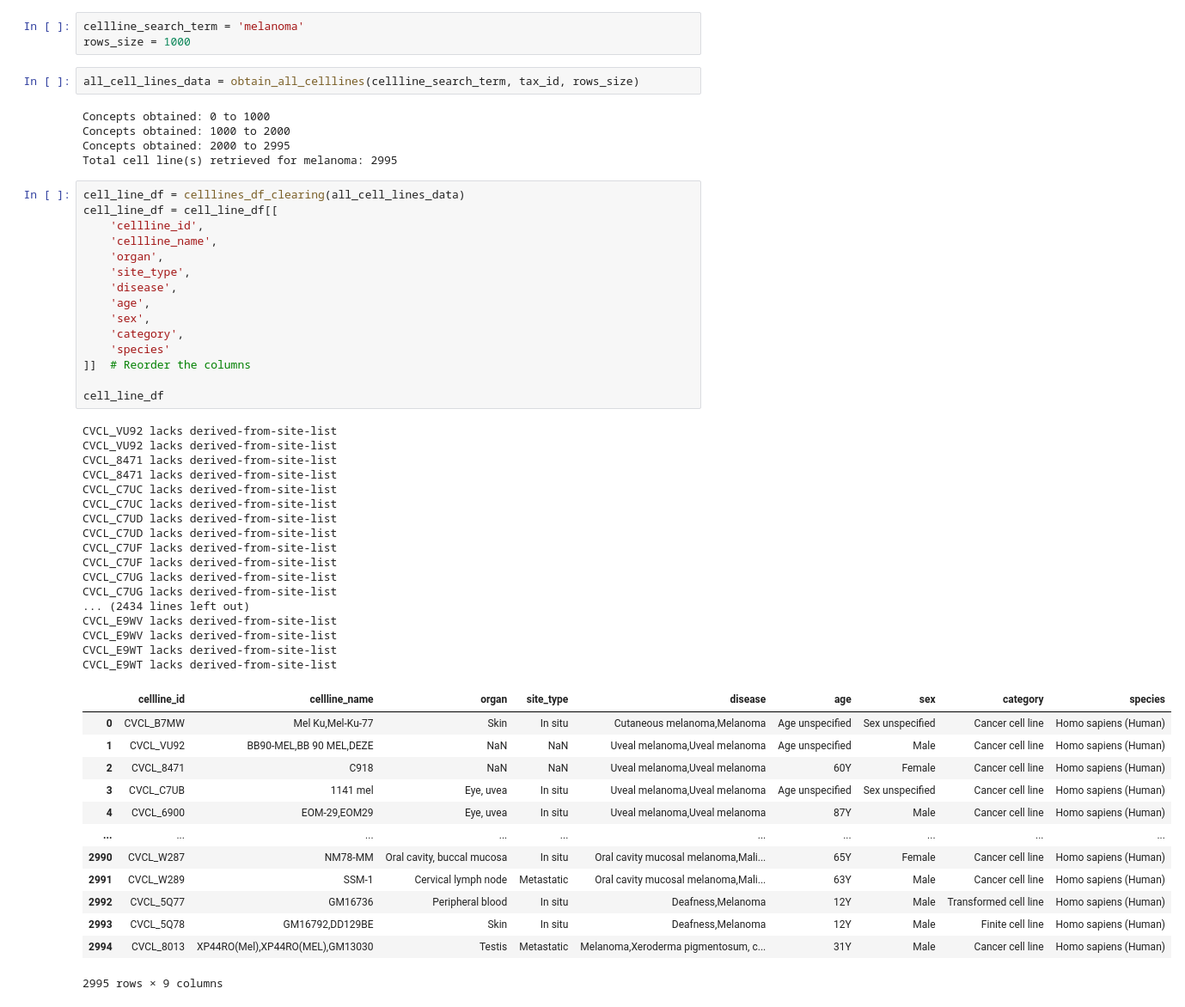
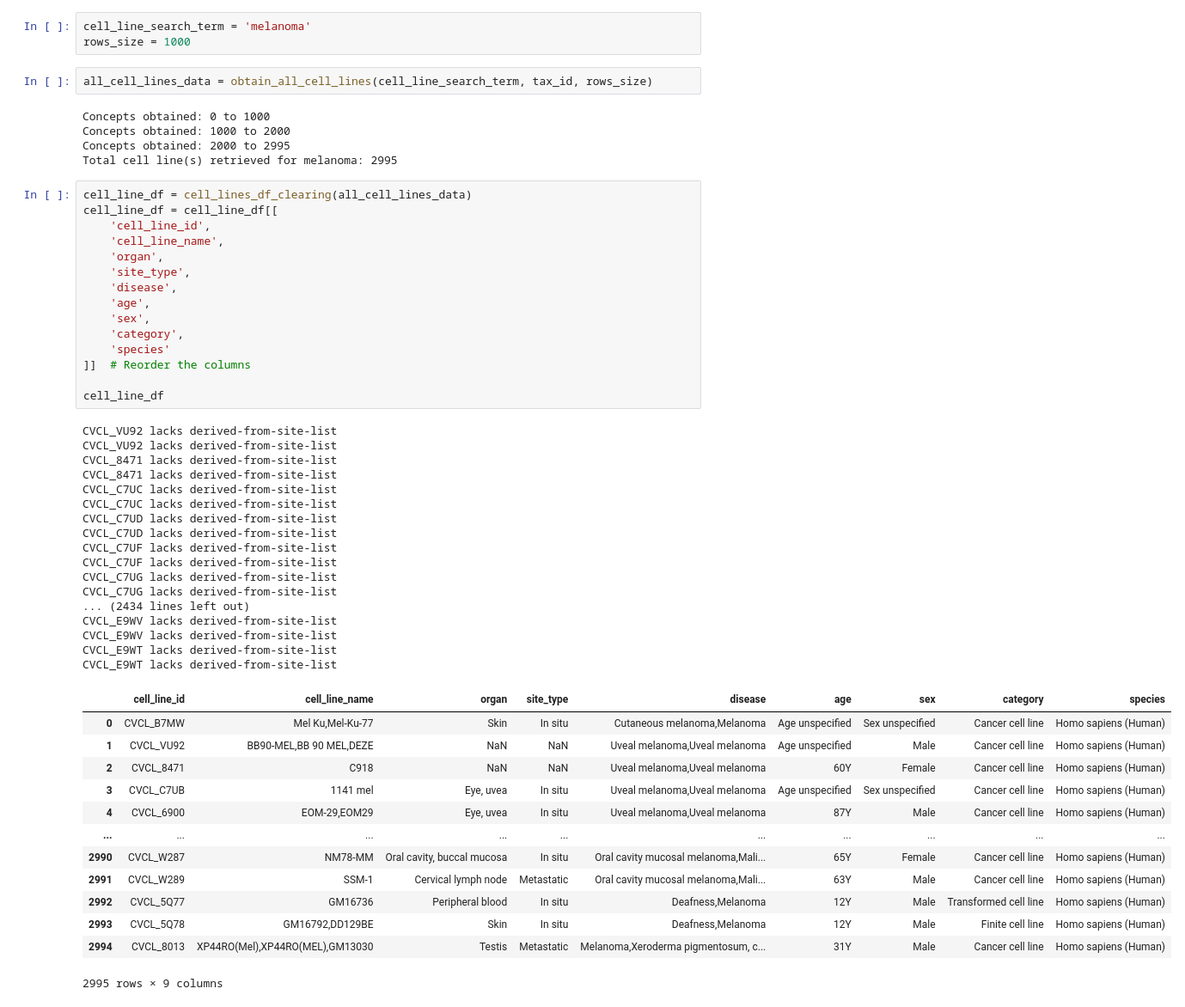
Before and after one commit to junqilu/Preludio, a Jupyter notebook: test_create_jaspar_filters.ipynb, the cells around one changed output. Shown at 86% size. Drawn from its saved outputs; the diff is of its cells as text.

```diff
--- a/test_create_jaspar_filters.ipynb
+++ b/test_create_jaspar_filters.ipynb
@@ -117,49 +117,49 @@ Taxonomy ID for Homo sapiens: 9606
 ### Obtain related cell lines  related to a search term
 Cellosaurus API methods & exploration: https://api.cellosaurus.org/api-methods#/
 # %%
-cellline_search_term = 'melanoma'
+cell_line_search_term = 'melanoma'
 rows_size = 1000
 # %%
-all_cell_lines_data = obtain_all_celllines(cellline_search_term, tax_id, rows_size)
+all_cell_lines_data = obtain_all_cell_lines(cell_line_search_term, tax_id, rows_size)
 # %% [output]
 Concepts obtained: 0 to 1000
 Concepts obtained: 1000 to 2000
 Concepts obtained: 2000 to 2995
 Total cell line(s) retrieved for melanoma: 2995
 # %%
-cell_line_df = celllines_df_clearing(all_cell_lines_data)
+cell_line_df = cell_lines_df_clearing(all_cell_lines_data)
 cell_line_df = cell_line_df[[
-    'cellline_id',
-    'cellline_name',
+    'cell_line_id',
+    'cell_line_name',
     'organ',
     'site_type',
     'disease',
     'age',
     'sex',
     'category',
     'species'
 ]]  # Reorder the columns
 
 cell_line_df
 # %% [output]
 CVCL_VU92 lacks derived-from-site-list
 CVCL_VU92 lacks derived-from-site-list
 CVCL_8471 lacks derived-from-site-list
 CVCL_8471 lacks derived-from-site-list
 CVCL_C7UC lacks derived-from-site-list
 CVCL_C7UC lacks derived-from-site-list
 CVCL_C7UD lacks derived-from-site-list
 CVCL_C7UD lacks derived-from-site-list
 CVCL_C7UF lacks derived-from-site-list
 CVCL_C7UF lacks derived-from-site-list
 CVCL_C7UG lacks derived-from-site-list
 CVCL_C7UG lacks derived-from-site-list
 ... (2434 lines left out)
 CVCL_E9WV lacks derived-from-site-list
 CVCL_E9WV lacks derived-from-site-list
 CVCL_E9WT lacks derived-from-site-list
 CVCL_E9WT lacks derived-from-site-list
-|  | cellline_id | cellline_name | organ | site_type | disease | age | sex | category | species |
+|  | cell_line_id | cell_line_name | organ | site_type | disease | age | sex | category | species |
 | 0 | CVCL_B7MW | Mel Ku,Mel-Ku-77 | Skin | In situ | Cutaneous melanoma,Melanoma | Age unspecified | Sex unspecified | Cancer cell line | Homo sapiens (Human) |
 | 1 | CVCL_VU92 | BB90-MEL,BB 90 MEL,DEZE | NaN | NaN | Uveal melanoma,Uveal melanoma | Age unspecified | Male | Cancer cell line | Homo sapiens (Human) |
 | 2 | CVCL_8471 | C918 | NaN | NaN | Uveal melanoma,Uveal melanoma | 60Y | Female | Cancer cell line | Homo sapiens (Human) |
```
Also changed, not shown: parts of 3 cells of this notebook, 4 other files.
